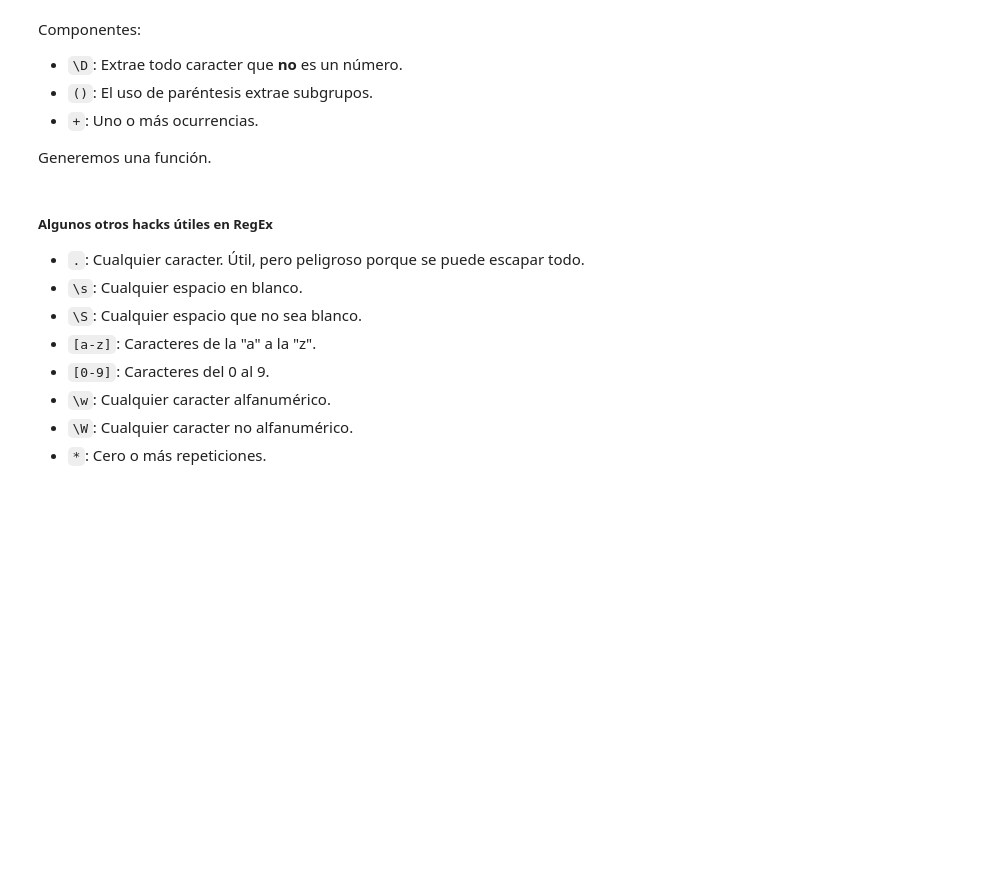
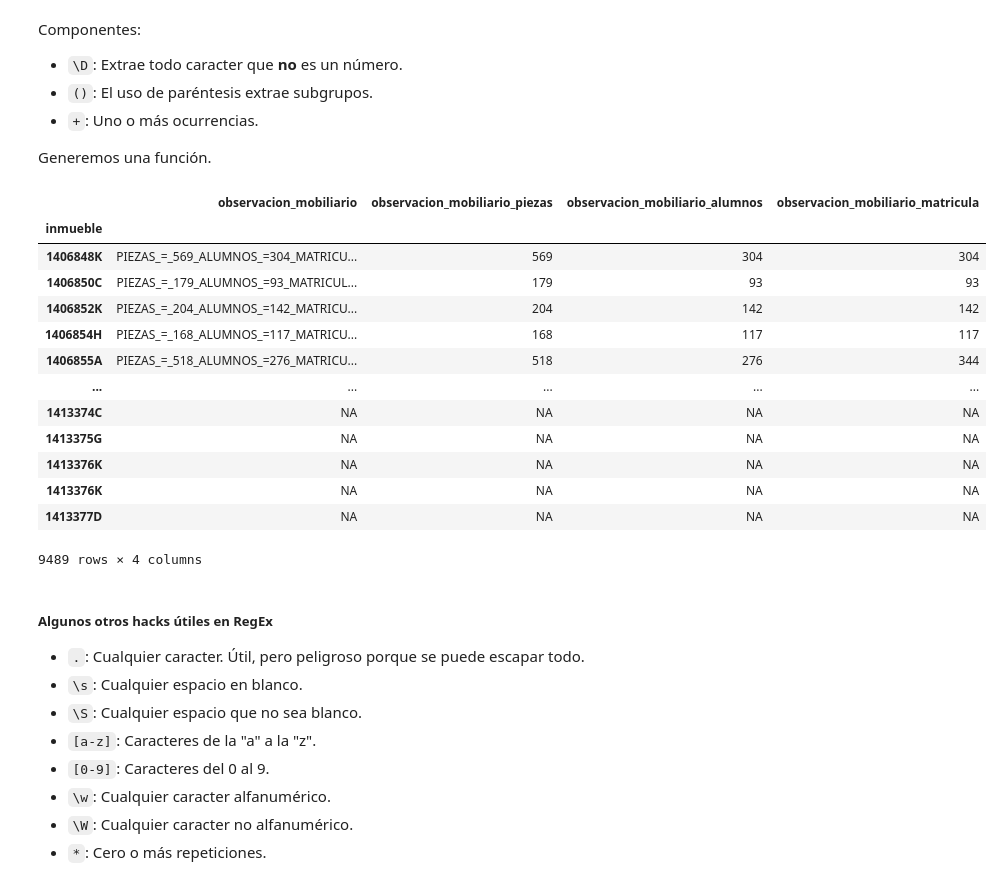
Before and after one commit to bielng/Data-Lab, a Jupyter notebook: 3,0_clase_202206.ipynb, the cells around one changed output. Cells and saved outputs as stored; diff of their text form; code cells hidden in the pictures; blank space fills up the shorter version.

Commit message:
run all the columns regex , NA is not equal to the 0

```diff
--- a/3,0_clase_202206.ipynb
+++ b/3,0_clase_202206.ipynb
@@ -465,3 +465,6 @@ def regex_beneficiarios(string, na_string='NA'):
         return na_string
     regex = r'\d+'
     return sum([int(c) for c in re.findall(regex, string)])
+
+copy[variable, variable + '_beneficiarios'] = copy[variable].apply(regex_beneficiarios)
+copy[[variable, variable + '_beneficiarios']]
@@ -482,3 +541,5 @@ string = 'PIEZAS_=_569_ALUMNOS_=304_MATRICULA_=_604'
 Si le lanzamos un `d+` nos va a traer los 3 y nos arriesgamos a que vengan en desorden los textos.
 # %%
 texto_especial = 'MATRICULA'
+
+regex = rf'{texto_especial}\D+(\d+)'
@@ -490,8 +555,44 @@ Componentes:
 
 
 Generemos una función.
+# %%
+def regex_mobiliario(
+    string: str,
+    special_text: str,
+    na_string: str | None = 'NA'):
+    if string is None or string == na_string:
+        return na_string
+    regex = rf'{special_text}\D+(\d+)'
+
+    return sum([int(c) for c in re.findall(regex, string)])
 # %%
 special_texts = ['PIEZAS', 'ALUMNOS', 'MATRICULA']
+
+new_variables = []
+
+for special_text in special_texts:
+    new_variable = f'{variable}_{special_text}'.lower()
+
+    copy[new_variable] = copy[variable].apply(lambda x: regex_mobiliario(x, special_text))
+
+    new_variables.append(new_variable)
+# %%
+copy[[variable] + new_variables]
+# %% [output]
+|  | observacion_mobiliario | observacion_mobiliario_piezas | observacion_mobiliario_alumnos | observacion_mobiliario_matricula |
+| inmueble |  |  |  |  |
+| 1406848K | PIEZAS_=_569_ALUMNOS_=304_MATRICU... | 569 | 304 | 304 |
+| 1406850C | PIEZAS_=_179_ALUMNOS_=93_MATRICUL... | 179 | 93 | 93 |
+| 1406852K | PIEZAS_=_204_ALUMNOS_=142_MATRICU... | 204 | 142 | 142 |
+| 1406854H | PIEZAS_=_168_ALUMNOS_=117_MATRICU... | 168 | 117 | 117 |
+| 1406855A | PIEZAS_=_518_ALUMNOS_=276_MATRICU... | 518 | 276 | 344 |
+| ... | ... | ... | ... | ... |
+| 1413374C | NA | NA | NA | NA |
+| 1413375G | NA | NA | NA | NA |
+| 1413376K | NA | NA | NA | NA |
+| 1413376K | NA | NA | NA | NA |
+| 1413377D | NA | NA | NA | NA |
+9489 rows × 4 columns
 # %% [markdown]
 ##### Algunos otros hacks útiles en RegEx
 
```
Also changed, not shown: parts of 5 cells of this notebook.
